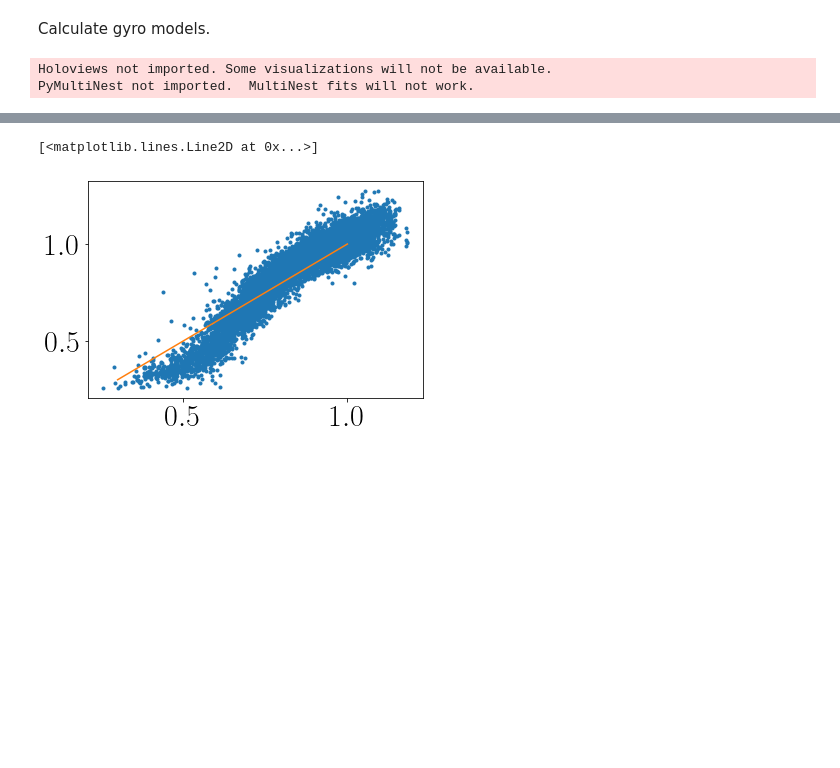
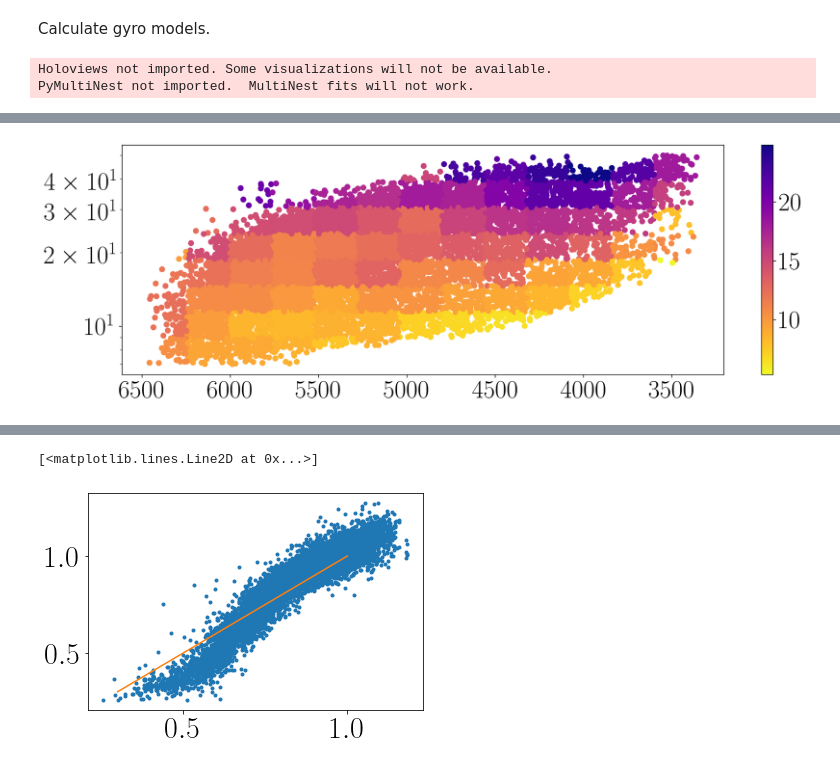
Before and after one commit to RuthAngus/kinematics-and-rotation, a Jupyter notebook: figure_codez/Main_figure_2.ipynb, the cells around one changed output, grey strips where cells are left out. Saved outputs shown, nothing was run; the diff lists cells and outputs as text; code cells hidden in the pictures; blank space fills up the shorter version.

```diff
--- a/figure_codez/Main_figure_2.ipynb
+++ b/figure_codez/Main_figure_2.ipynb
@@ -267,0 +278,8 @@ plt.subplots_adjust(hspace=.22)
+# %%
+plt.figure(figsize=(16, 5), dpi=200)
+plt.scatter(sdf.Teff, sdf.Prot, c=sdf.sigma_vb, cmap="plasma_r")
+plt.colorbar()
+plt.gca().invert_xaxis()
+plt.yscale("log")
+# %% [output]
+[figure, added]
```
Also changed, not shown: parts of 10 cells of this notebook, 5 other files.
